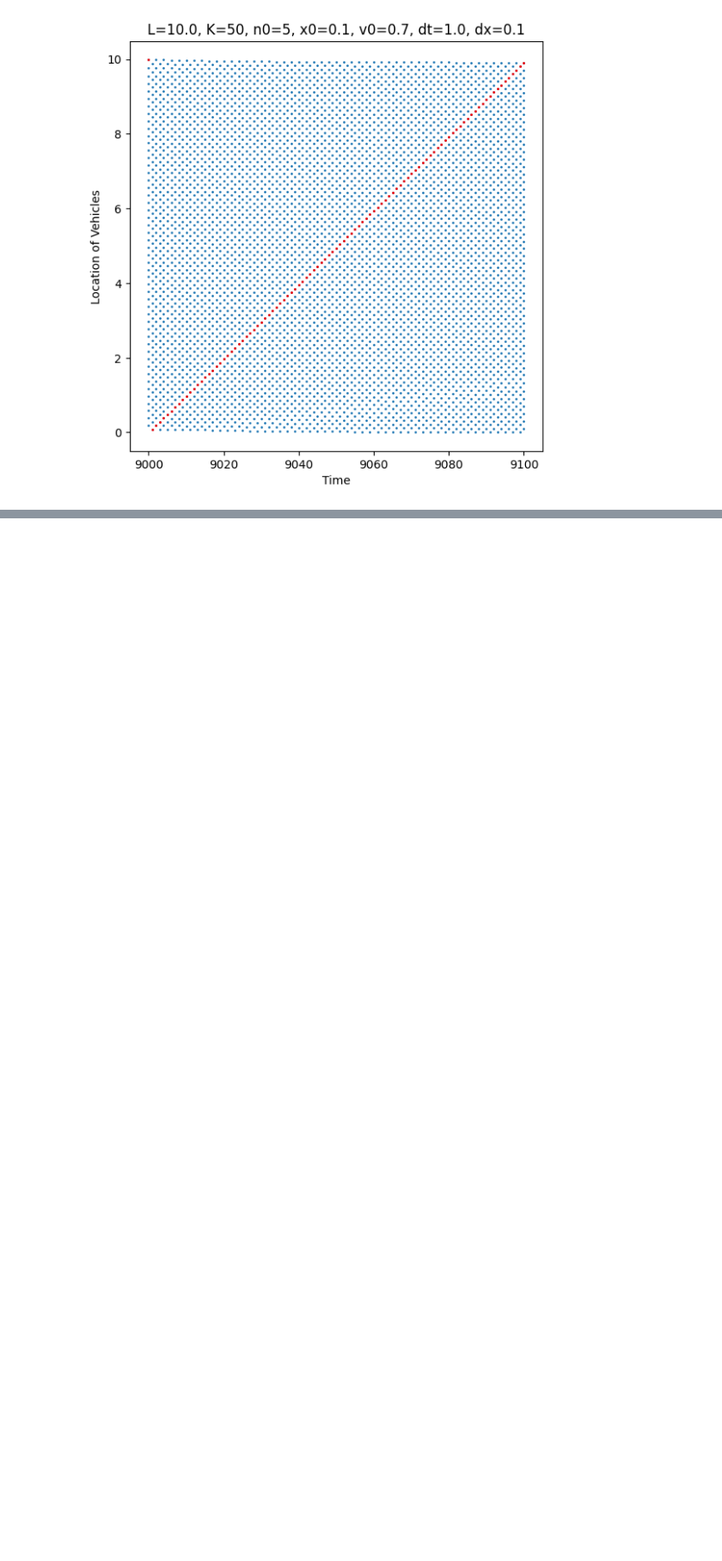
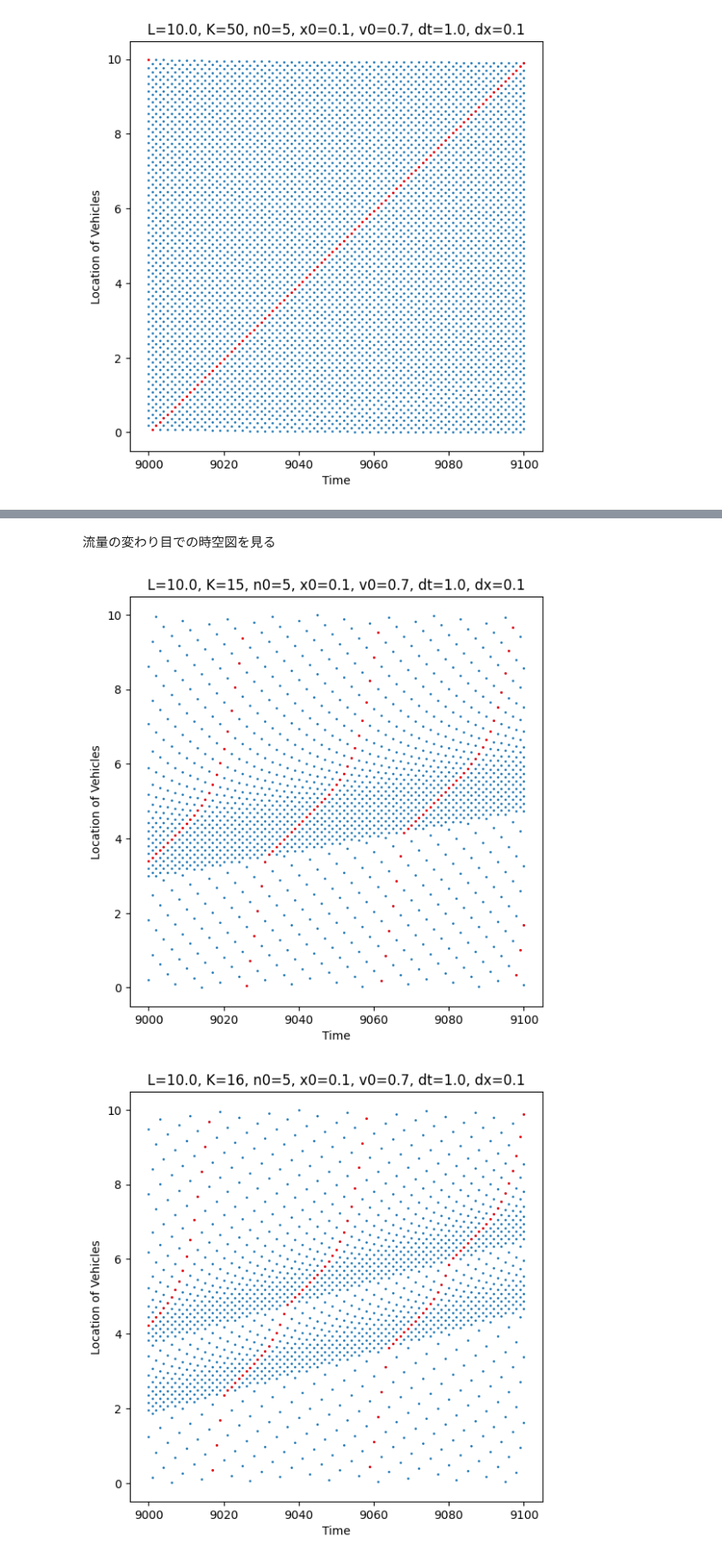
Before and after one commit to tt6-mzn/s2s-OV-model, a Jupyter notebook: ds2s-OV/013.ipynb, the cells around one changed output, grey strips where cells are left out. Shown at 86% size. Drawn from its saved outputs; the diff is of its cells as text; code cells hidden in the pictures; blank space fills up the shorter version.

```diff
--- a/ds2s-OV/013.ipynb
+++ b/ds2s-OV/013.ipynb
@@ -39,6 +39,6 @@ for id, K in enumerate(range(101)):
 # %%
-density = [js["density"] for js in data.values()]
-flow = [js["flow"]["2000 2100"] for js in data.values()]
+density = [js["density"] for js in data_x0.values()]
+flow = [js["flow"]["2000 2100"] for js in data_x0.values()]
 # %% [markdown]
 #### ステップの増加による基本図の変化
 * 流量は基本図の増加によって変化していないことがわかる(9000ステップ程度まで)
@@ -50,8 +50,8 @@ ax.set_xlabel("density*x0")
 ax.set_ylabel("Qdt")
 ax.set_title("Fundamental Diagram for stable solution")
 for i in range(1, 10):
-	density = [js["density"] for js in data.values()]
-	flow = [js["flow"]["{} {}".format(1000*i, 1000*i+100)] for js in data.values()]
+	density = [js["density"] for js in data_x0.values()]
+	flow = [js["flow"]["{} {}".format(1000*i, 1000*i+100)] for js in data_x0.values()]
 	ax.scatter(density, flow, label="{} {}".format(1000*i, 1000*i+100), s=3)
 ax.legend()
 plt.show()
@@ -114,0 +159,12 @@ plot_pattern(model, 9000, 9100)
+# %% [markdown]
+流量の変わり目での時空図を見る
+# %%
+model = ds2s_OV_x0.from_json(json=data_2x0[15], n_max=10000)
+model.simulate()
+plot_pattern(model, 9000, 9100)
+model = ds2s_OV_x0.from_json(json=data_2x0[16], n_max=10000)
+model.simulate()
+plot_pattern(model, 9000, 9100)
+# %% [output]
+[figure, added]
+[figure, added]
```
Also changed, not shown: parts of 11 cells of this notebook, 2 other files.
